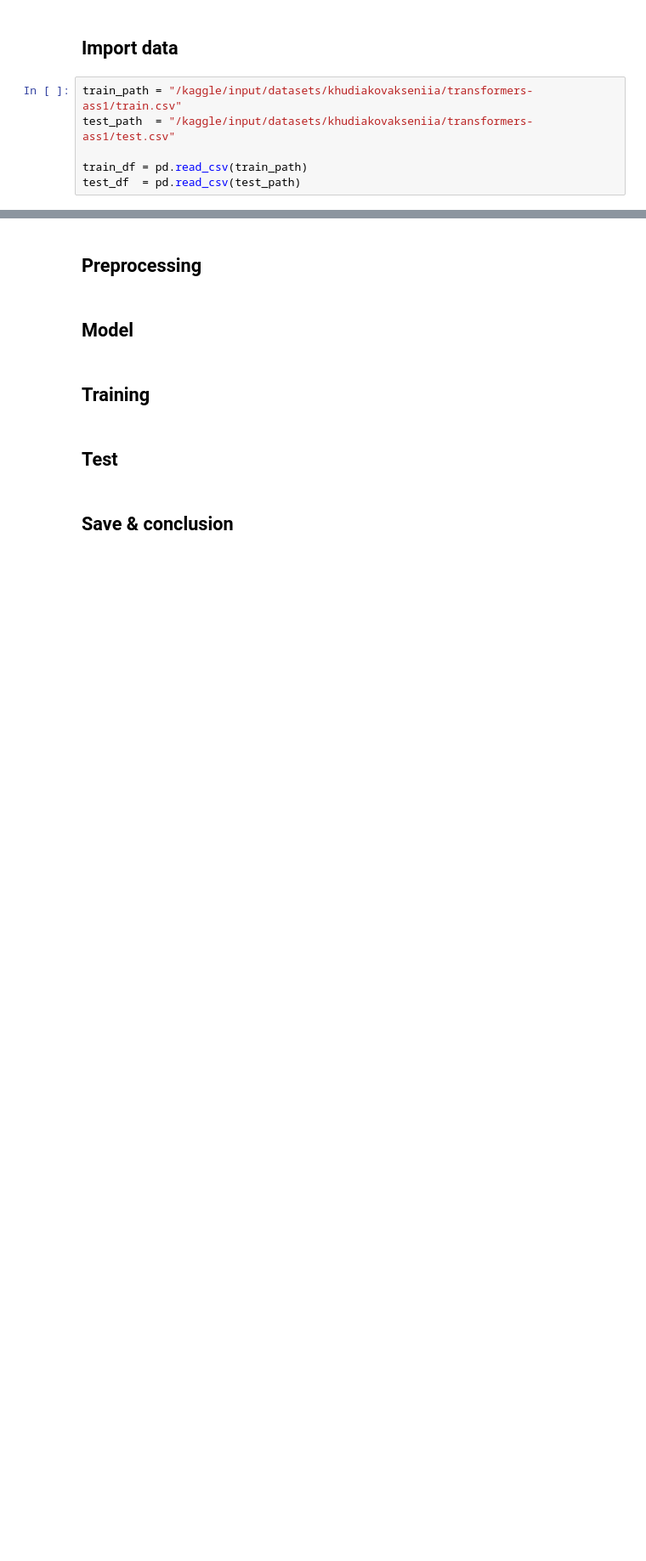
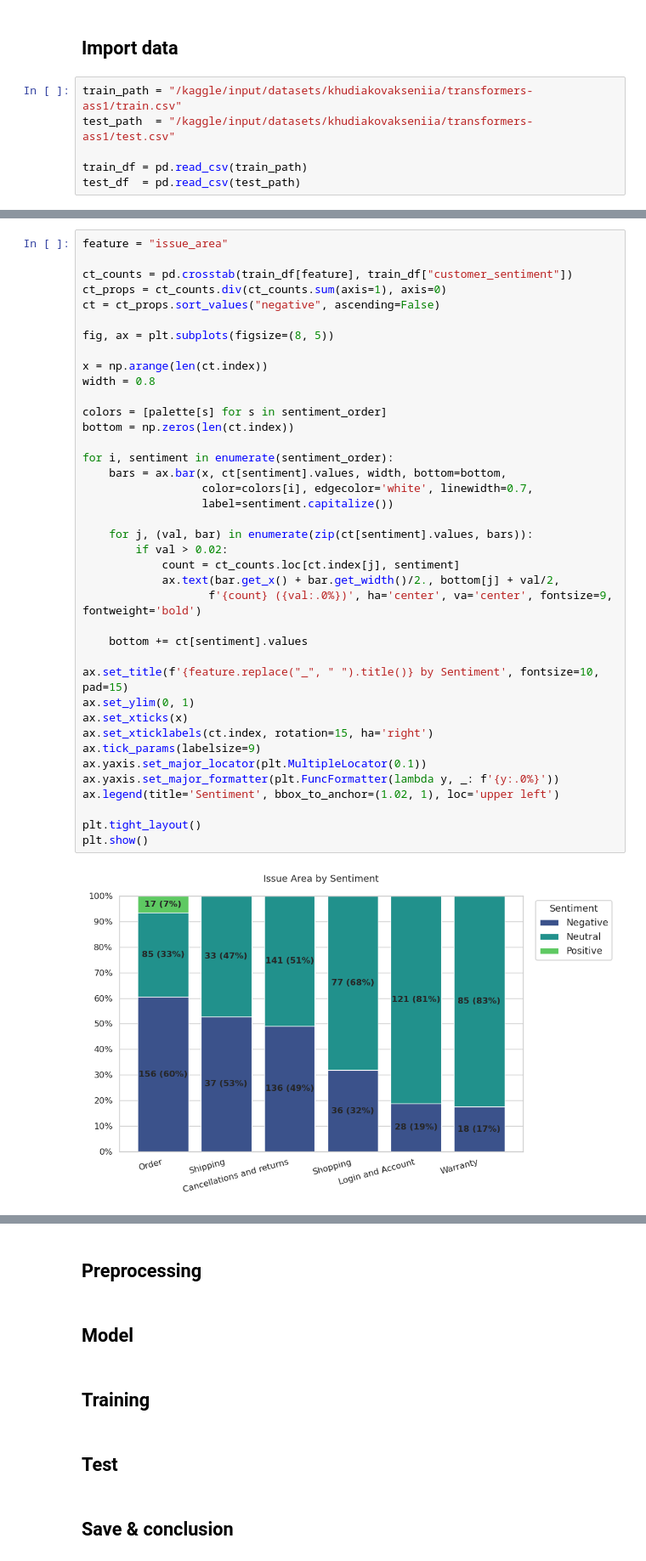
Before and after one commit to Ksksksksksksksks/di725_assignment1, a Jupyter notebook: sentiment-transformer.ipynb, the cells around one changed output, grey strips where cells are left out. Shown at 85% size. Saved outputs shown, nothing was run; the diff lists cells and outputs as text; blank space fills up the shorter version.

```diff
--- a/sentiment-transformer.ipynb
+++ b/sentiment-transformer.ipynb
@@ -81,0 +354,41 @@ test dataset sample:
+# %%
+feature = "issue_area"
+
+ct_counts = pd.crosstab(train_df[feature], train_df["customer_sentiment"])
+ct_props = ct_counts.div(ct_counts.sum(axis=1), axis=0)
+ct = ct_props.sort_values("negative", ascending=False)
+
+fig, ax = plt.subplots(figsize=(8, 5))
+
+x = np.arange(len(ct.index))
+width = 0.8
+
+colors = [palette[s] for s in sentiment_order]
+bottom = np.zeros(len(ct.index))
+
+for i, sentiment in enumerate(sentiment_order):
+    bars = ax.bar(x, ct[sentiment].values, width, bottom=bottom,
+                  color=colors[i], edgecolor='white', linewidth=0.7,
+                  label=sentiment.capitalize())
+
+    for j, (val, bar) in enumerate(zip(ct[sentiment].values, bars)):
+        if val > 0.02:
+            count = ct_counts.loc[ct.index[j], sentiment]
+            ax.text(bar.get_x() + bar.get_width()/2., bottom[j] + val/2,
+                   f'{count} ({val:.0%})', ha='center', va='center', fontsize=9, fontweight='bold')
+
+    bottom += ct[sentiment].values
+
+ax.set_title(f'{feature.replace("_", " ").title()} by Sentiment', fontsize=10, pad=15)
+ax.set_ylim(0, 1)
+ax.set_xticks(x)
+ax.set_xticklabels(ct.index, rotation=15, ha='right')
+ax.tick_params(labelsize=9)
+ax.yaxis.set_major_locator(plt.MultipleLocator(0.1))
+ax.yaxis.set_major_formatter(plt.FuncFormatter(lambda y, _: f'{y:.0%}'))
+ax.legend(title='Sentiment', bbox_to_anchor=(1.02, 1), loc='upper left')
+
+plt.tight_layout()
+plt.show()
+# %% [output]
+[figure, added]
```
Also changed, not shown: parts of 33 cells of this notebook.
